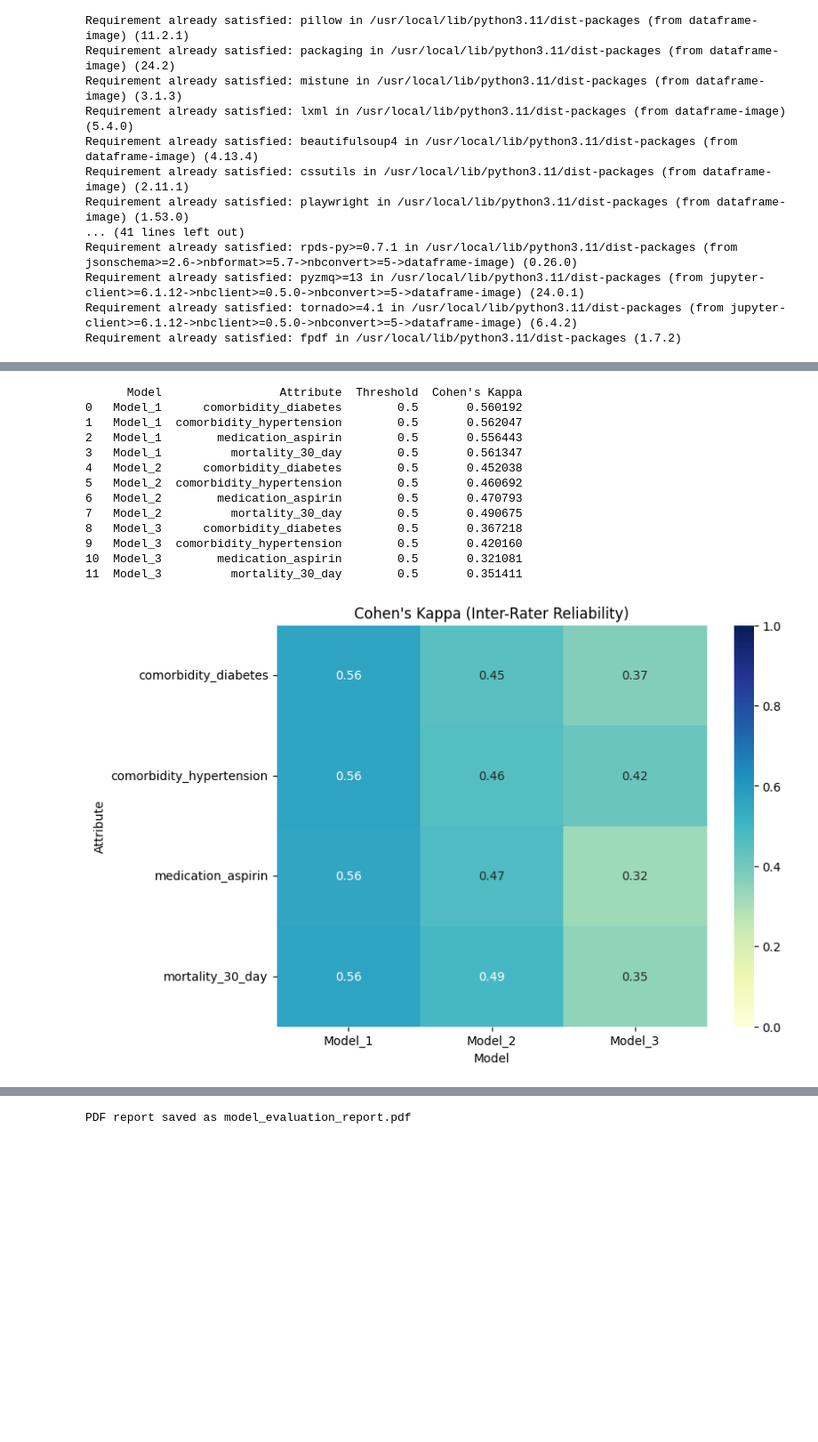
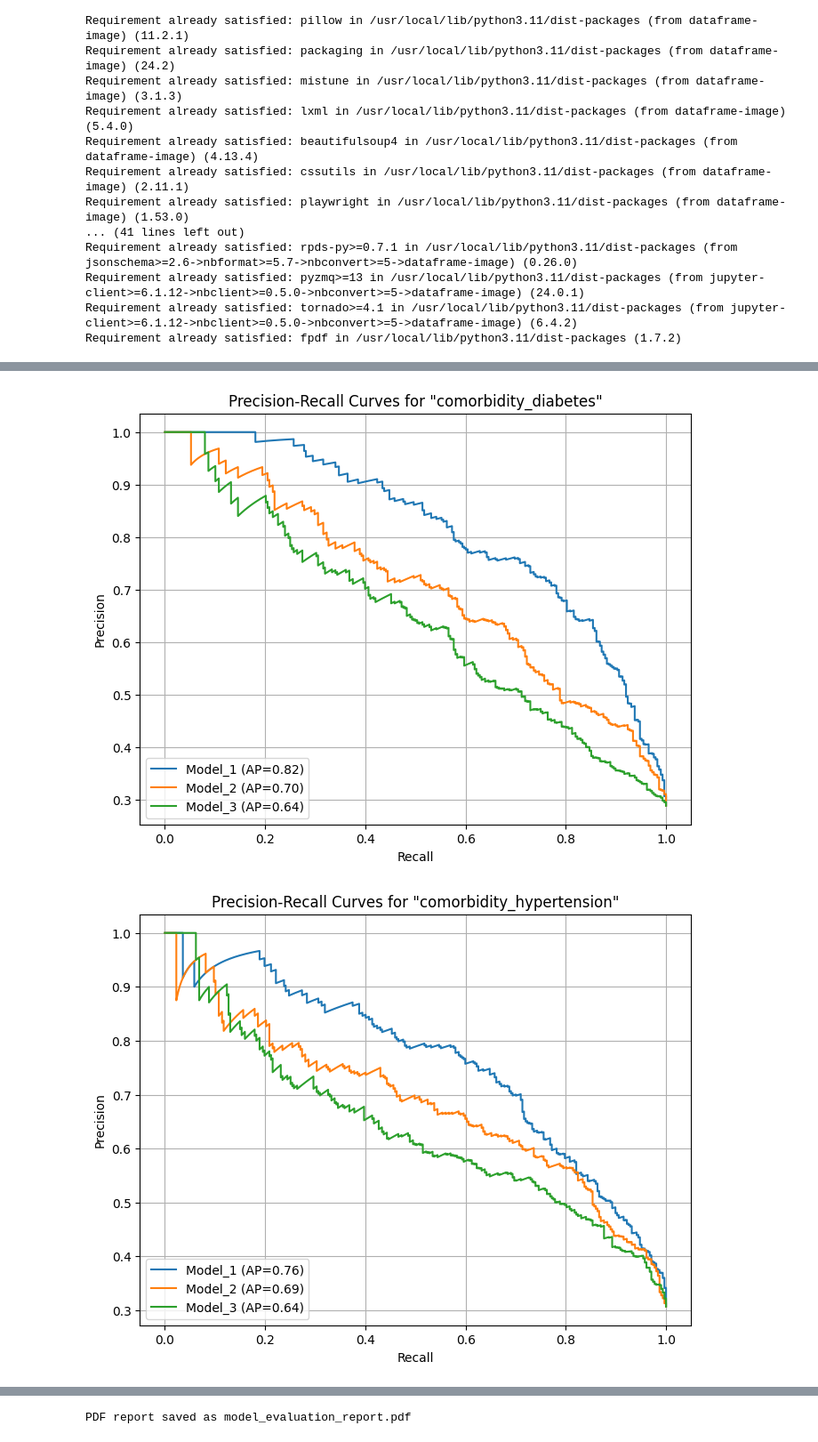
Before and after one commit to kenyuisme/model-evaluation-notebook, a Jupyter notebook: Carta_Healthcare_Demo_2.ipynb, the cells around one changed output, grey strips where cells are left out. Shown: that part at 89% size. Cells and saved outputs as stored; diff of their text form; code cells hidden in the pictures; blank space fills up the shorter version.

```diff
--- a/Carta_Healthcare_Demo_2.ipynb
+++ b/Carta_Healthcare_Demo_2.ipynb
@@ -391,56 +325,0 @@ Styled table saved as: summary_metrics.png
-# %%
-
-def calculate_cohens_kappa(gt, model_outputs, threshold):
-    attributes = [col for col in gt.columns if col != 'case_id']
-    rows = []
-
-    for model_name, probs in model_outputs.items():
-        for attr in attributes:
-            y_true = gt[attr]
-            y_scores = probs[attr]
-            y_pred = (y_scores >= threshold).astype(int)
-
-            kappa = cohen_kappa_score(y_true, y_pred)
-
-            rows.append({
-                'Model': model_name,
-                'Attribute': attr,
-                'Threshold': threshold,
-                'Cohen\'s Kappa': kappa
-            })
-
-    kappa_df = pd.DataFrame(rows)
-    return kappa_df
-
-# Example usage:
-threshold = 0.5
-kappa_summary = calculate_cohens_kappa(ground_truth_df, model_outputs, threshold)
-print(kappa_summary)
-# %% [output]
-      Model                 Attribute  Threshold  Cohen's Kappa
-0   Model_1      comorbidity_diabetes        0.5       0.560192
-1   Model_1  comorbidity_hypertension        0.5       0.562047
-2   Model_1        medication_aspirin        0.5       0.556443
-3   Model_1          mortality_30_day        0.5       0.561347
-4   Model_2      comorbidity_diabetes        0.5       0.452038
-5   Model_2  comorbidity_hypertension        0.5       0.460692
-6   Model_2        medication_aspirin        0.5       0.470793
-7   Model_2          mortality_30_day        0.5       0.490675
-8   Model_3      comorbidity_diabetes        0.5       0.367218
-9   Model_3  comorbidity_hypertension        0.5       0.420160
-10  Model_3        medication_aspirin        0.5       0.321081
-11  Model_3          mortality_30_day        0.5       0.351411
-# %%
-
-
-def plot_kappa_heatmap(kappa_df):
-    heatmap_data = kappa_df.pivot(index='Attribute', columns='Model', values="Cohen's Kappa")
-    plt.figure(figsize=(8,6))
-    sns.heatmap(heatmap_data, annot=True, cmap='YlGnBu', vmin=0, vmax=1)
-    plt.title("Cohen's Kappa (Inter-Rater Reliability)")
-    plt.show()
-
-# Example usage:
-plot_kappa_heatmap(kappa_summary)
-# %% [output]
-[figure, removed]
@@ -470,0 +326,8 @@ image_files = ['F1 bar_chart.png', 'pr_curve.png', 'summary_metrics.png']
+# %%
+for attribute in attributes:
+  plot_pr_curves_all_models(gt_df, model_outputs, attribute, filename=f'{attribute} pr_curve.png', append=True)
+  plt.show()
+  plt.close()
+# %% [output]
+[figure, added]
+[figure, added]
```
Also changed, not shown: parts of 26 cells of this notebook.
